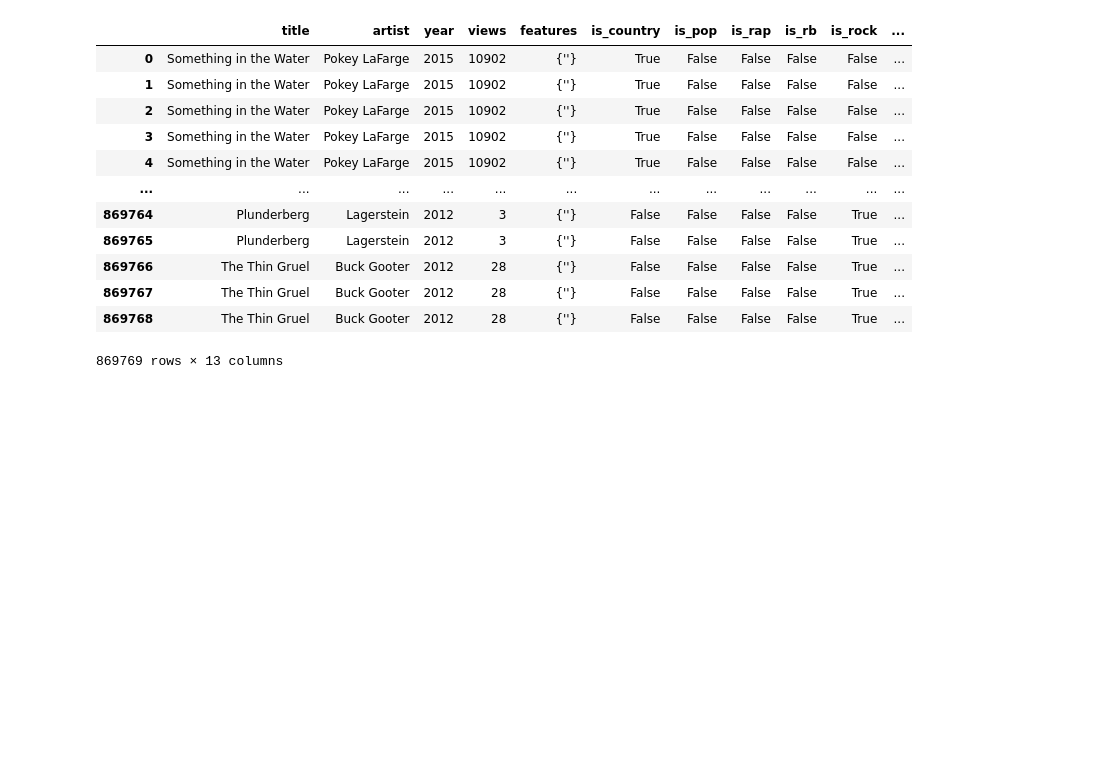
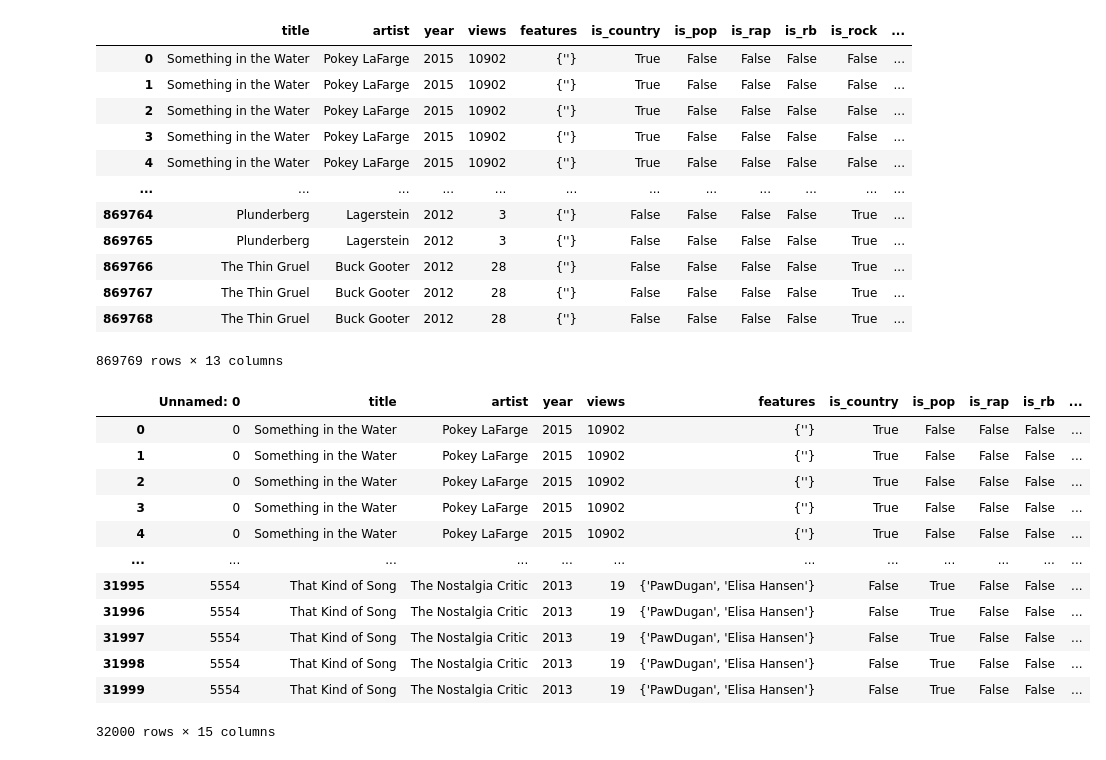
Before and after one commit to ChefBB/TA_project, a Jupyter notebook: labelling.ipynb, the cells around one changed output. Drawn from its saved outputs; the diff is of its cells as text; code cells hidden in the pictures; blank space fills up the shorter version.

```diff
--- a/labelling.ipynb
+++ b/labelling.ipynb
@@ -112,3 +112,29 @@ lemmatized_df
 | 869767 | The Thin Gruel | Buck Gooter | 2012 | 28 | {''} | False | False | False | False | True | ... |
 | 869768 | The Thin Gruel | Buck Gooter | 2012 | 28 | {''} | False | False | False | False | True | ... |
 869769 rows × 13 columns
+# %%
+import pandas as pd
+
+path = '/Users/brunobarbieri/Library/CloudStorage/OneDrive-UniversityofPisa/TA_Project/data/'
+lemmatized_df = pd.read_csv(path + 'def_lemmatized_df.csv')
+labelled_df = pd.concat(
+    [
+        pd.read_csv(path + 'bruno_labelled.csv'),
+        pd.read_csv(path + 'gaia_labelled.csv'),
+    ], ignore_index= True
+)
+labelled_df
+# %% [output]
+|  | Unnamed: 0 | title | artist | year | views | features | is_country | is_pop | is_rap | is_rb | ... |
+| 0 | 0 | Something in the Water | Pokey LaFarge | 2015 | 10902 | {''} | True | False | False | False | ... |
+| 1 | 0 | Something in the Water | Pokey LaFarge | 2015 | 10902 | {''} | True | False | False | False | ... |
+| 2 | 0 | Something in the Water | Pokey LaFarge | 2015 | 10902 | {''} | True | False | False | False | ... |
+| 3 | 0 | Something in the Water | Pokey LaFarge | 2015 | 10902 | {''} | True | False | False | False | ... |
+| 4 | 0 | Something in the Water | Pokey LaFarge | 2015 | 10902 | {''} | True | False | False | False | ... |
+| ... | ... | ... | ... | ... | ... | ... | ... | ... | ... | ... | ... |
+| 31995 | 5554 | That Kind of Song | The Nostalgia Critic | 2013 | 19 | {'PawDugan', 'Elisa Hansen'} | False | True | False | False | ... |
+| 31996 | 5554 | That Kind of Song | The Nostalgia Critic | 2013 | 19 | {'PawDugan', 'Elisa Hansen'} | False | True | False | False | ... |
+| 31997 | 5554 | That Kind of Song | The Nostalgia Critic | 2013 | 19 | {'PawDugan', 'Elisa Hansen'} | False | True | False | False | ... |
+| 31998 | 5554 | That Kind of Song | The Nostalgia Critic | 2013 | 19 | {'PawDugan', 'Elisa Hansen'} | False | True | False | False | ... |
+| 31999 | 5554 | That Kind of Song | The Nostalgia Critic | 2013 | 19 | {'PawDugan', 'Elisa Hansen'} | False | True | False | False | ... |
+32000 rows × 15 columns
```
Also changed, not shown: parts of 4 cells of this notebook.
